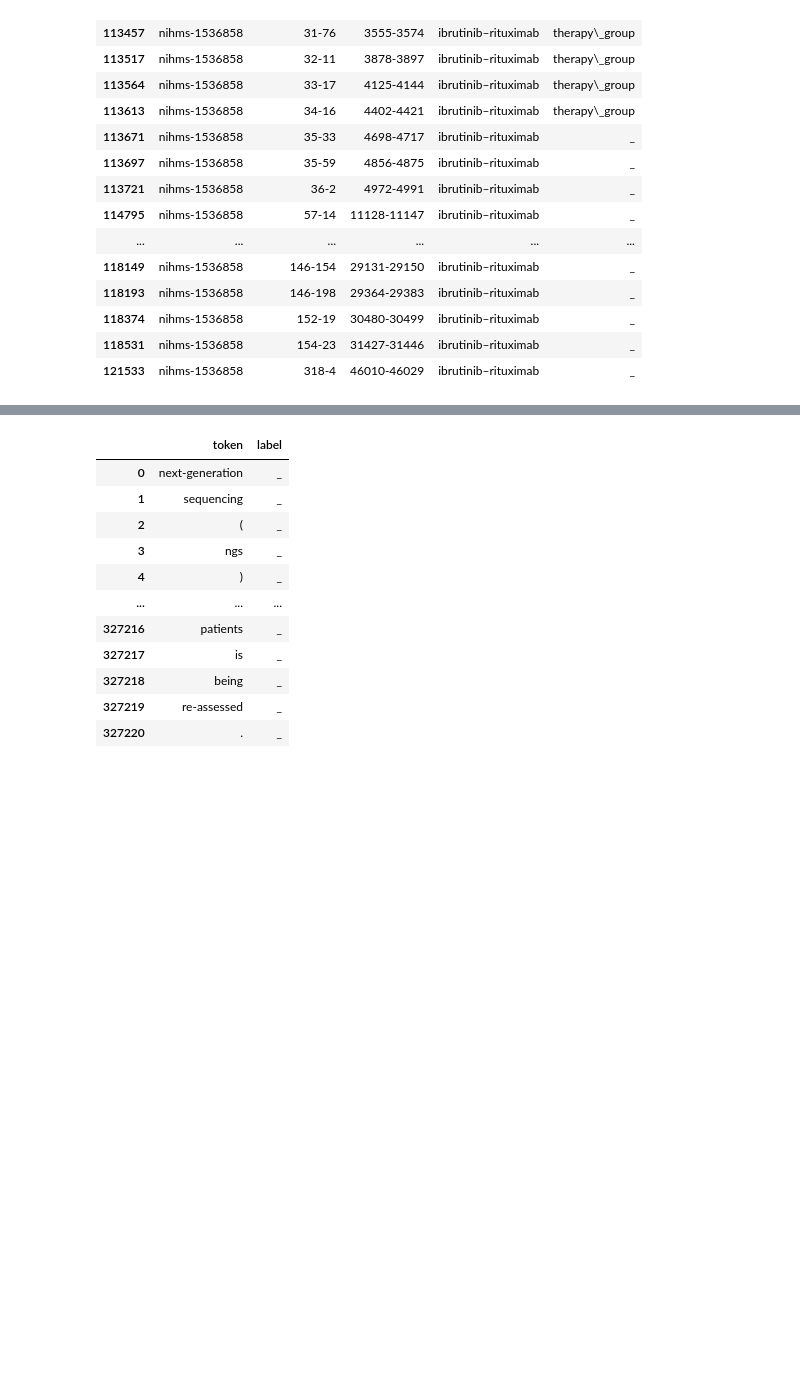
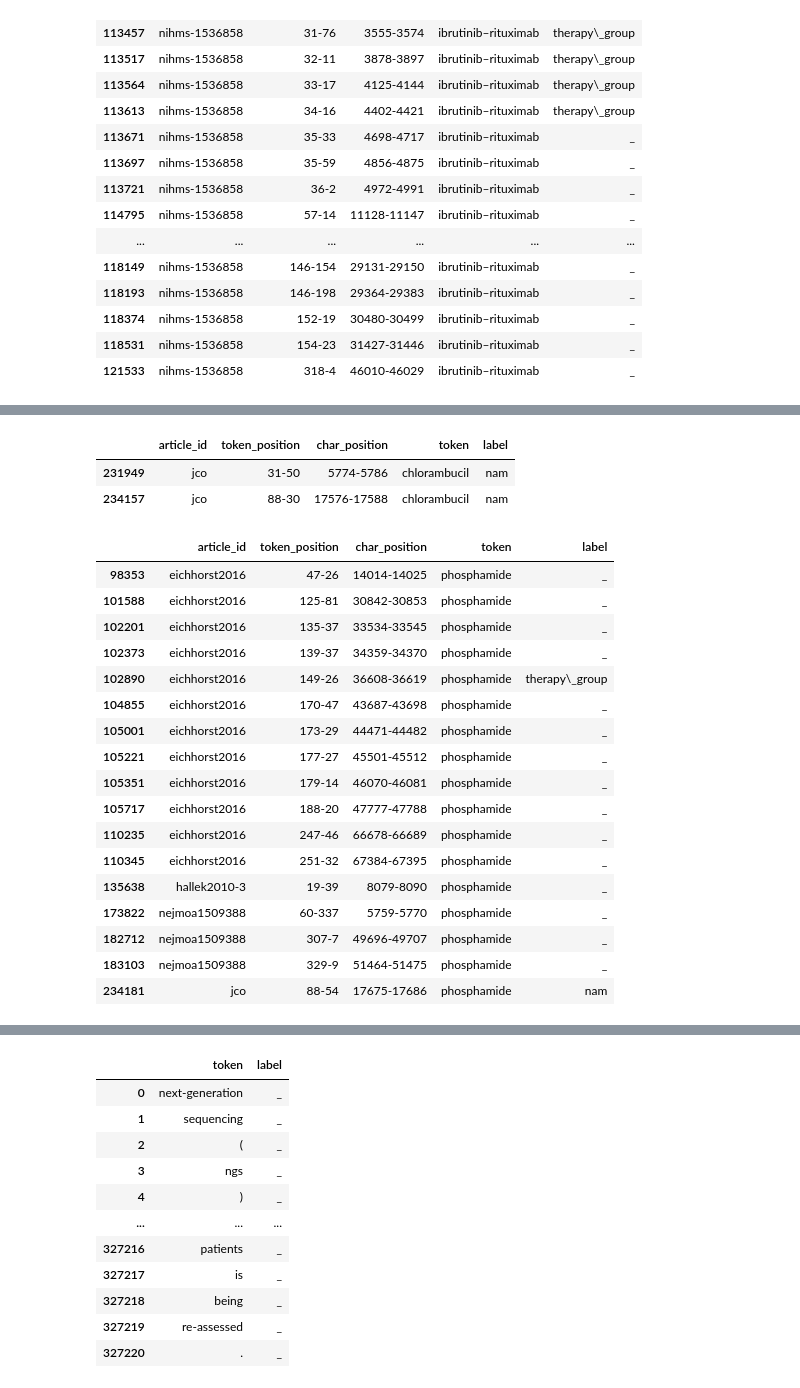
Before and after one commit to LyaSolis/ER, a Jupyter notebook: 3_data_prep_for_NER.ipynb, the cells around one changed output, grey strips where cells are left out. Cells and saved outputs as stored; diff of their text form; code cells hidden in the pictures; blank space fills up the shorter version.

```diff
--- a/3_data_prep_for_NER.ipynb
+++ b/3_data_prep_for_NER.ipynb
@@ -571,0 +668,2 @@ nerdf['label'][nerdf['token']=='ibrutinib–rituximab'] = 'therapy\_group'
+# %%
+nerdf['label'][nerdf['token']=='alemtuzumab'] = 'therapy\_group'
@@ -571,0 +686,27 @@ nerdf['label'][nerdf['token']=='ibrutinib–rituximab'] = 'therapy\_group'
+# %%
+nerdf[(nerdf['token']=='chlorambucil') & (nerdf['label']!='therapy\_group')& (nerdf['label']!='_')]
+# %% [output]
+|  | article_id | token_position | char_position | token | label |
+| 231949 | jco | 31-50 | 5774-5786 | chlorambucil | nam |
+| 234157 | jco | 88-30 | 17576-17588 | chlorambucil | nam |
+# %%
+nerdf[nerdf['token']=='phosphamide']
+# %% [output]
+|  | article_id | token_position | char_position | token | label |
+| 98353 | eichhorst2016 | 47-26 | 14014-14025 | phosphamide | _ |
+| 101588 | eichhorst2016 | 125-81 | 30842-30853 | phosphamide | _ |
+| 102201 | eichhorst2016 | 135-37 | 33534-33545 | phosphamide | _ |
+| 102373 | eichhorst2016 | 139-37 | 34359-34370 | phosphamide | _ |
+| 102890 | eichhorst2016 | 149-26 | 36608-36619 | phosphamide | therapy\_group |
+| 104855 | eichhorst2016 | 170-47 | 43687-43698 | phosphamide | _ |
+| 105001 | eichhorst2016 | 173-29 | 44471-44482 | phosphamide | _ |
+| 105221 | eichhorst2016 | 177-27 | 45501-45512 | phosphamide | _ |
+| 105351 | eichhorst2016 | 179-14 | 46070-46081 | phosphamide | _ |
+| 105717 | eichhorst2016 | 188-20 | 47777-47788 | phosphamide | _ |
+| 110235 | eichhorst2016 | 247-46 | 66678-66689 | phosphamide | _ |
+| 110345 | eichhorst2016 | 251-32 | 67384-67395 | phosphamide | _ |
+| 135638 | hallek2010-3 | 19-39 | 8079-8090 | phosphamide | _ |
+| 173822 | nejmoa1509388 | 60-337 | 5759-5770 | phosphamide | _ |
+| 182712 | nejmoa1509388 | 307-7 | 49696-49707 | phosphamide | _ |
+| 183103 | nejmoa1509388 | 329-9 | 51464-51475 | phosphamide | _ |
+| 234181 | jco | 88-54 | 17675-17686 | phosphamide | nam |
```
Also changed, not shown: parts of 43 cells of this notebook.
